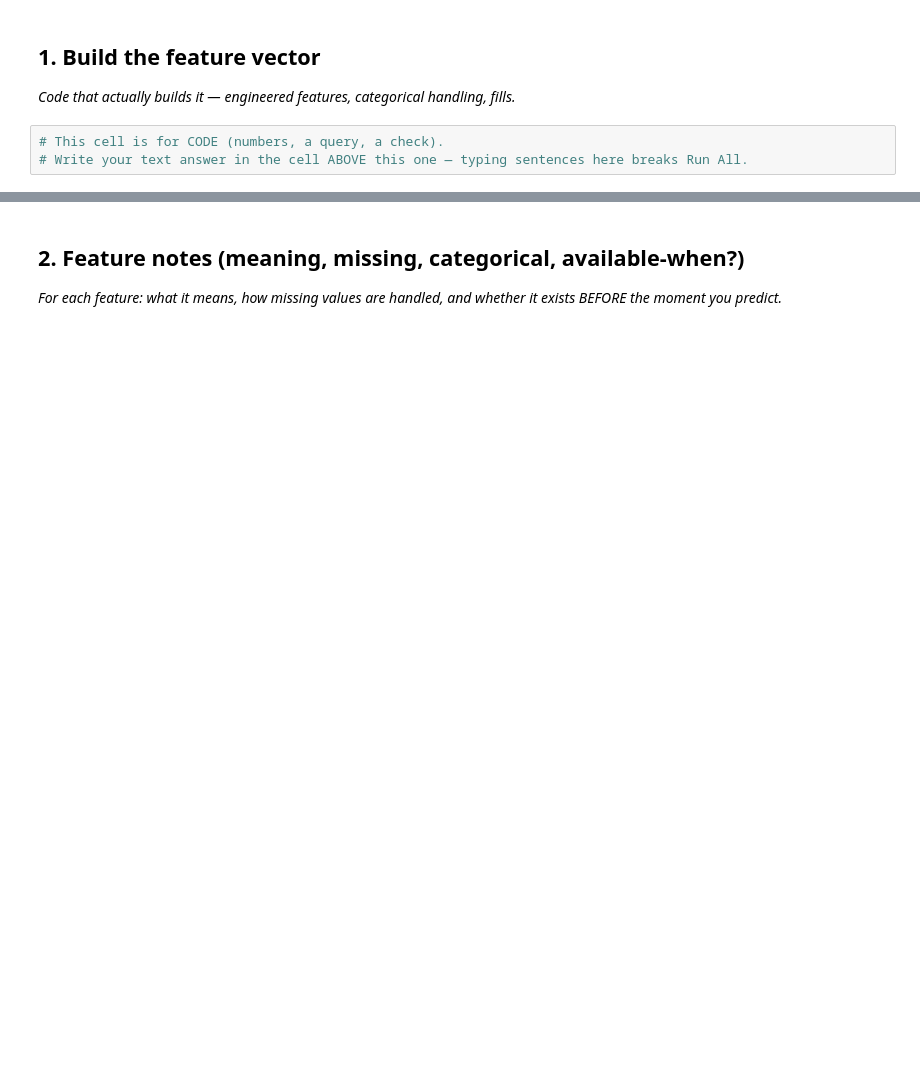
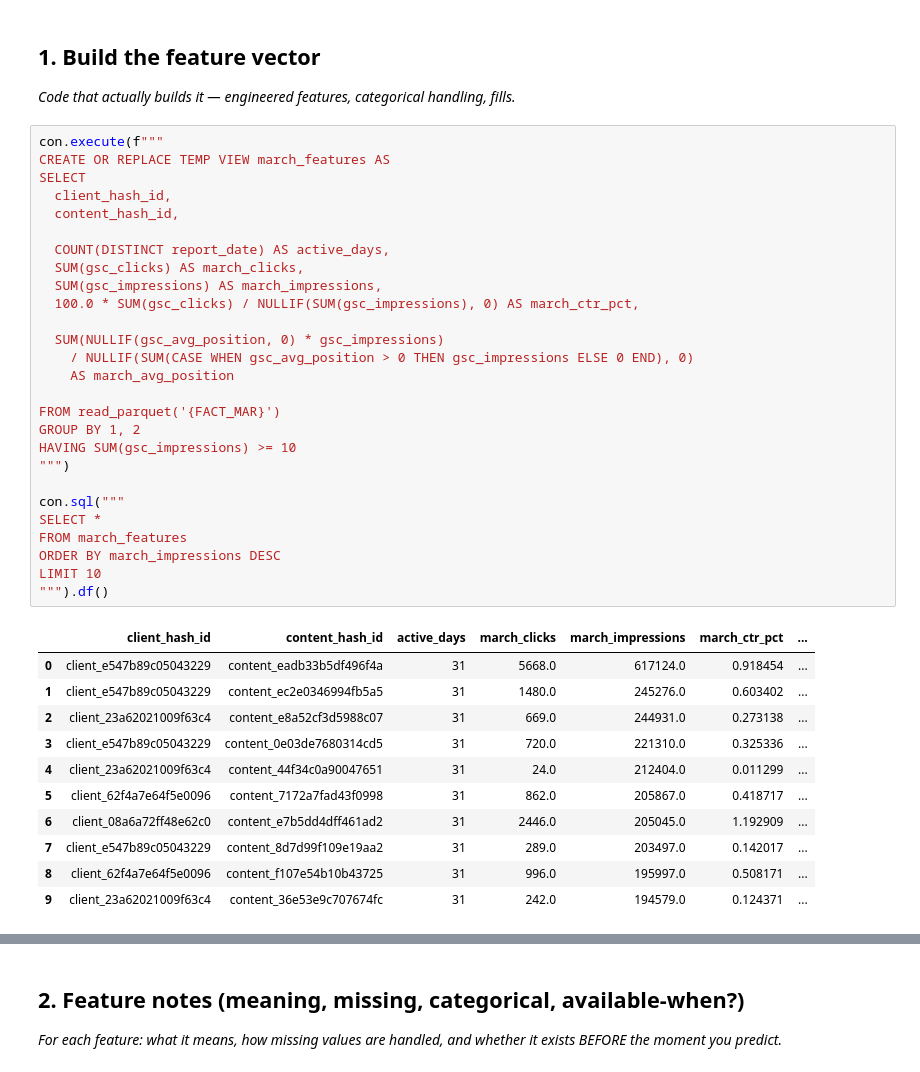
Before and after one commit to Cyb3rVigil/flyrank-ml-internship, a Jupyter notebook: work/notebooks/w03_feature_leakage_check.ipynb, the cells around one changed output, grey strips where cells are left out. Saved outputs shown, nothing was run; the diff lists cells and outputs as text; blank space fills up the shorter version.

Commit message:
completed w03_feature_leakage_check

```diff
--- a/work/notebooks/w03_feature_leakage_check.ipynb
+++ b/work/notebooks/w03_feature_leakage_check.ipynb
@@ -10,6 +71,42 @@ This skeleton is yours to fill. Work the sections **in order** — each one has
 ## 1. Build the feature vector
 
 *Code that actually builds it — engineered features, categorical handling, fills.*
-# %%
-# This cell is for CODE (numbers, a query, a check).
-# Write your text answer in the cell ABOVE this one — typing sentences here breaks Run All.
+# %%
+con.execute(f"""
+CREATE OR REPLACE TEMP VIEW march_features AS
+SELECT
+  client_hash_id,
+  content_hash_id,
+
+  COUNT(DISTINCT report_date) AS active_days,
+  SUM(gsc_clicks) AS march_clicks,
+  SUM(gsc_impressions) AS march_impressions,
+  100.0 * SUM(gsc_clicks) / NULLIF(SUM(gsc_impressions), 0) AS march_ctr_pct,
+
+  SUM(NULLIF(gsc_avg_position, 0) * gsc_impressions)
+    / NULLIF(SUM(CASE WHEN gsc_avg_position > 0 THEN gsc_impressions ELSE 0 END), 0)
+    AS march_avg_position
+
+FROM read_parquet('{FACT_MAR}')
+GROUP BY 1, 2
+HAVING SUM(gsc_impressions) >= 10
+""")
+
+con.sql("""
+SELECT *
+FROM march_features
+ORDER BY march_impressions DESC
+LIMIT 10
+""").df()
+# %% [output]
+|  | client_hash_id | content_hash_id | active_days | march_clicks | march_impressions | march_ctr_pct | ... |
+| 0 | client_e547b89c05043229 | content_eadb33b5df496f4a | 31 | 5668.0 | 617124.0 | 0.918454 | ... |
+| 1 | client_e547b89c05043229 | content_ec2e0346994fb5a5 | 31 | 1480.0 | 245276.0 | 0.603402 | ... |
+| 2 | client_23a62021009f63c4 | content_e8a52cf3d5988c07 | 31 | 669.0 | 244931.0 | 0.273138 | ... |
+| 3 | client_e547b89c05043229 | content_0e03de7680314cd5 | 31 | 720.0 | 221310.0 | 0.325336 | ... |
+| 4 | client_23a62021009f63c4 | content_44f34c0a90047651 | 31 | 24.0 | 212404.0 | 0.011299 | ... |
+| 5 | client_62f4a7e64f5e0096 | content_7172a7fad43f0998 | 31 | 862.0 | 205867.0 | 0.418717 | ... |
+| 6 | client_08a6a72ff48e62c0 | content_e7b5dd4dff461ad2 | 31 | 2446.0 | 205045.0 | 1.192909 | ... |
+| 7 | client_e547b89c05043229 | content_8d7d99f109e19aa2 | 31 | 289.0 | 203497.0 | 0.142017 | ... |
+| 8 | client_62f4a7e64f5e0096 | content_f107e54b10b43725 | 31 | 996.0 | 195997.0 | 0.508171 | ... |
+| 9 | client_23a62021009f63c4 | content_36e53e9c707674fc | 31 | 242.0 | 194579.0 | 0.124371 | ... |
```
Also changed, not shown: parts of 19 cells of this notebook.
